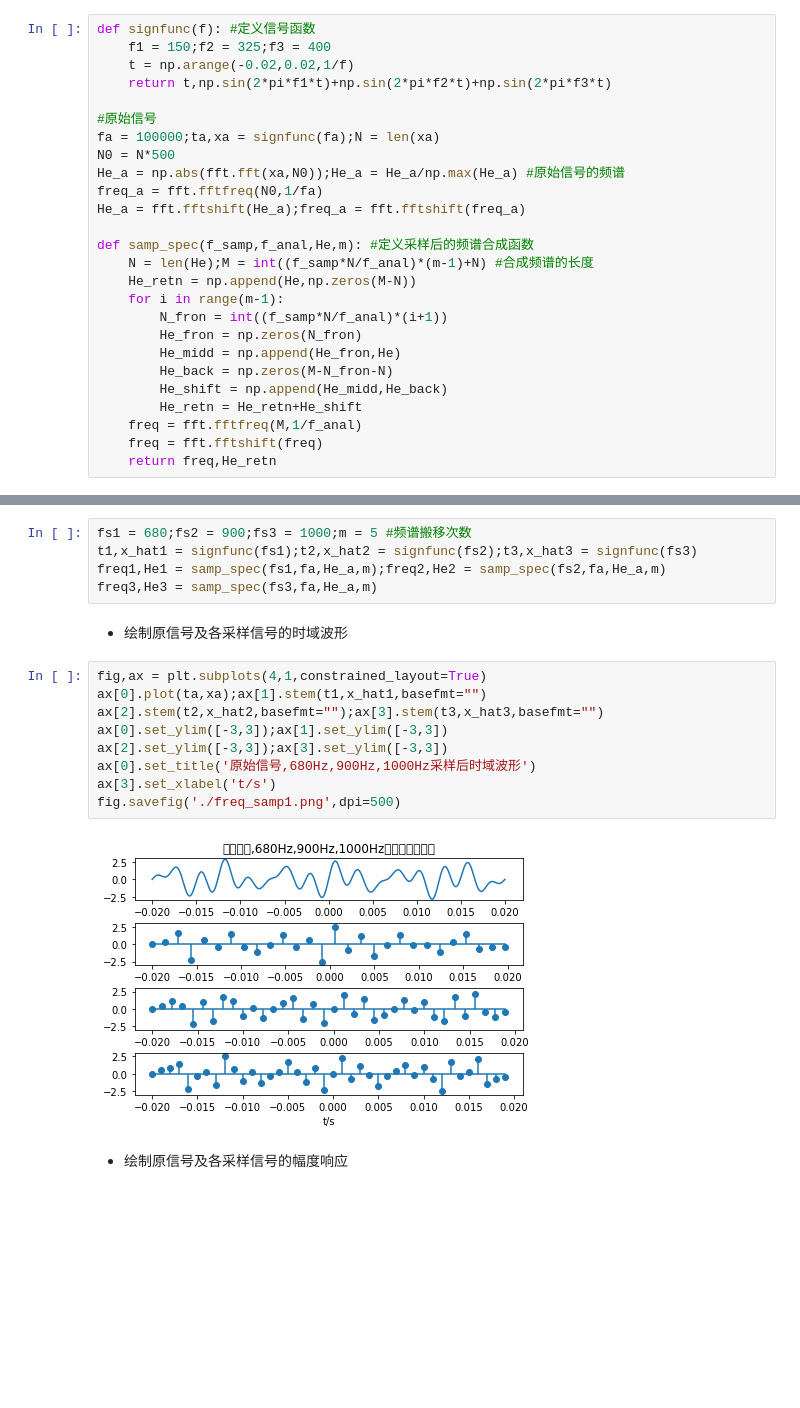
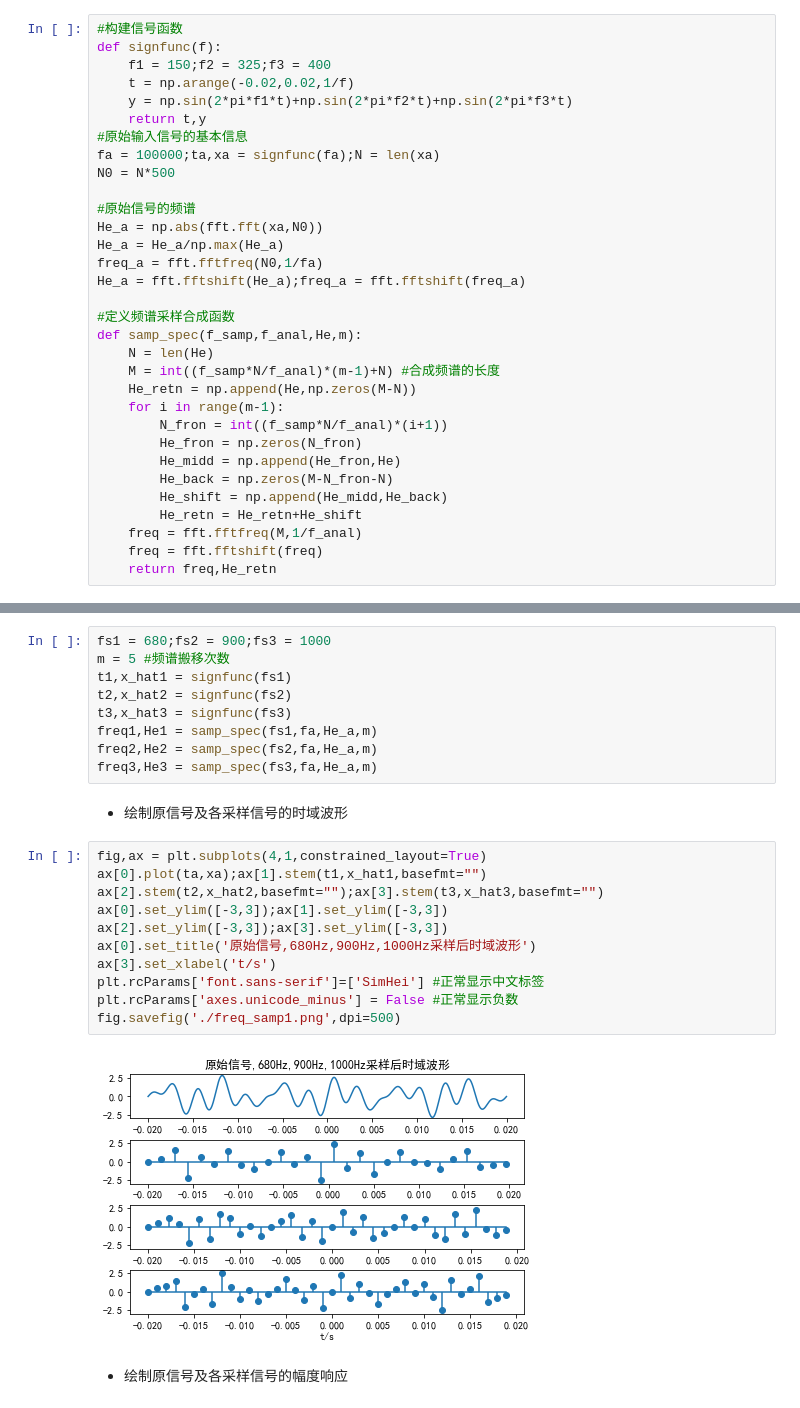
Before and after one commit to Chenying2000/Python-DSP, a Jupyter notebook: 毕业设计：信号处理工具箱开发/信号采样与恢复（时域分析）/采样定理及奈奎斯特定律/采样定理（奈奎斯特定律验证）.ipynb, the cells around one changed output, grey strips where cells are left out. Cells and saved outputs as stored; diff of their text form; blank space fills up the shorter version.

```diff
--- a/毕业设计：信号处理工具箱开发/信号采样与恢复（时域分析）/采样定理及奈奎斯特定律/采样定理（奈奎斯特定律验证）.ipynb
+++ b/毕业设计：信号处理工具箱开发/信号采样与恢复（时域分析）/采样定理及奈奎斯特定律/采样定理（奈奎斯特定律验证）.ipynb
@@ -14,18 +18,24 @@ import matplotlib.pyplot as plt
 # %%
-def signfunc(f): #定义信号函数
+#构建信号函数
+def signfunc(f):
     f1 = 150;f2 = 325;f3 = 400
     t = np.arange(-0.02,0.02,1/f)
-    return t,np.sin(2*pi*f1*t)+np.sin(2*pi*f2*t)+np.sin(2*pi*f3*t)
-
-#原始信号
+    y = np.sin(2*pi*f1*t)+np.sin(2*pi*f2*t)+np.sin(2*pi*f3*t)
+    return t,y
+#原始输入信号的基本信息
 fa = 100000;ta,xa = signfunc(fa);N = len(xa)
 N0 = N*500
-He_a = np.abs(fft.fft(xa,N0));He_a = He_a/np.max(He_a) #原始信号的频谱
+
+#原始信号的频谱
+He_a = np.abs(fft.fft(xa,N0))
+He_a = He_a/np.max(He_a)
 freq_a = fft.fftfreq(N0,1/fa)
 He_a = fft.fftshift(He_a);freq_a = fft.fftshift(freq_a)
 
-def samp_spec(f_samp,f_anal,He,m): #定义采样后的频谱合成函数
-    N = len(He);M = int((f_samp*N/f_anal)*(m-1)+N) #合成频谱的长度
+#定义频谱采样合成函数
+def samp_spec(f_samp,f_anal,He,m):
+    N = len(He)
+    M = int((f_samp*N/f_anal)*(m-1)+N) #合成频谱的长度
     He_retn = np.append(He,np.zeros(M-N))
     for i in range(m-1):
         N_fron = int((f_samp*N/f_anal)*(i+1))
@@ -40,23 +50,29 @@ def samp_spec(f_samp,f_anal,He,m): #定义采样后的频谱合成函数
 # %% [markdown]
 - 对原始信号进行采样
 # %%
-fs1 = 680;fs2 = 900;fs3 = 1000;m = 5 #频谱搬移次数
-t1,x_hat1 = signfunc(fs1);t2,x_hat2 = signfunc(fs2);t3,x_hat3 = signfunc(fs3)
-freq1,He1 = samp_spec(fs1,fa,He_a,m);freq2,He2 = samp_spec(fs2,fa,He_a,m)
+fs1 = 680;fs2 = 900;fs3 = 1000
+m = 5 #频谱搬移次数
+t1,x_hat1 = signfunc(fs1)
+t2,x_hat2 = signfunc(fs2)
+t3,x_hat3 = signfunc(fs3)
+freq1,He1 = samp_spec(fs1,fa,He_a,m)
+freq2,He2 = samp_spec(fs2,fa,He_a,m)
 freq3,He3 = samp_spec(fs3,fa,He_a,m)
 # %% [markdown]
 - 绘制原信号及各采样信号的时域波形
 # %%
 fig,ax = plt.subplots(4,1,constrained_layout=True)
 ax[0].plot(ta,xa);ax[1].stem(t1,x_hat1,basefmt="")
 ax[2].stem(t2,x_hat2,basefmt="");ax[3].stem(t3,x_hat3,basefmt="")
 ax[0].set_ylim([-3,3]);ax[1].set_ylim([-3,3])
 ax[2].set_ylim([-3,3]);ax[3].set_ylim([-3,3])
 ax[0].set_title('原始信号,680Hz,900Hz,1000Hz采样后时域波形')
 ax[3].set_xlabel('t/s')
+plt.rcParams['font.sans-serif']=['SimHei'] #正常显示中文标签
+plt.rcParams['axes.unicode_minus'] = False #正常显示负数
 fig.savefig('./freq_samp1.png',dpi=500)
 # %% [output]
-[figure, old version]
+[figure, new version]
 # %% [markdown]
 - 绘制原信号及各采样信号的幅度响应
 # %%
```
Also changed, not shown: parts of 3 cells of this notebook.
